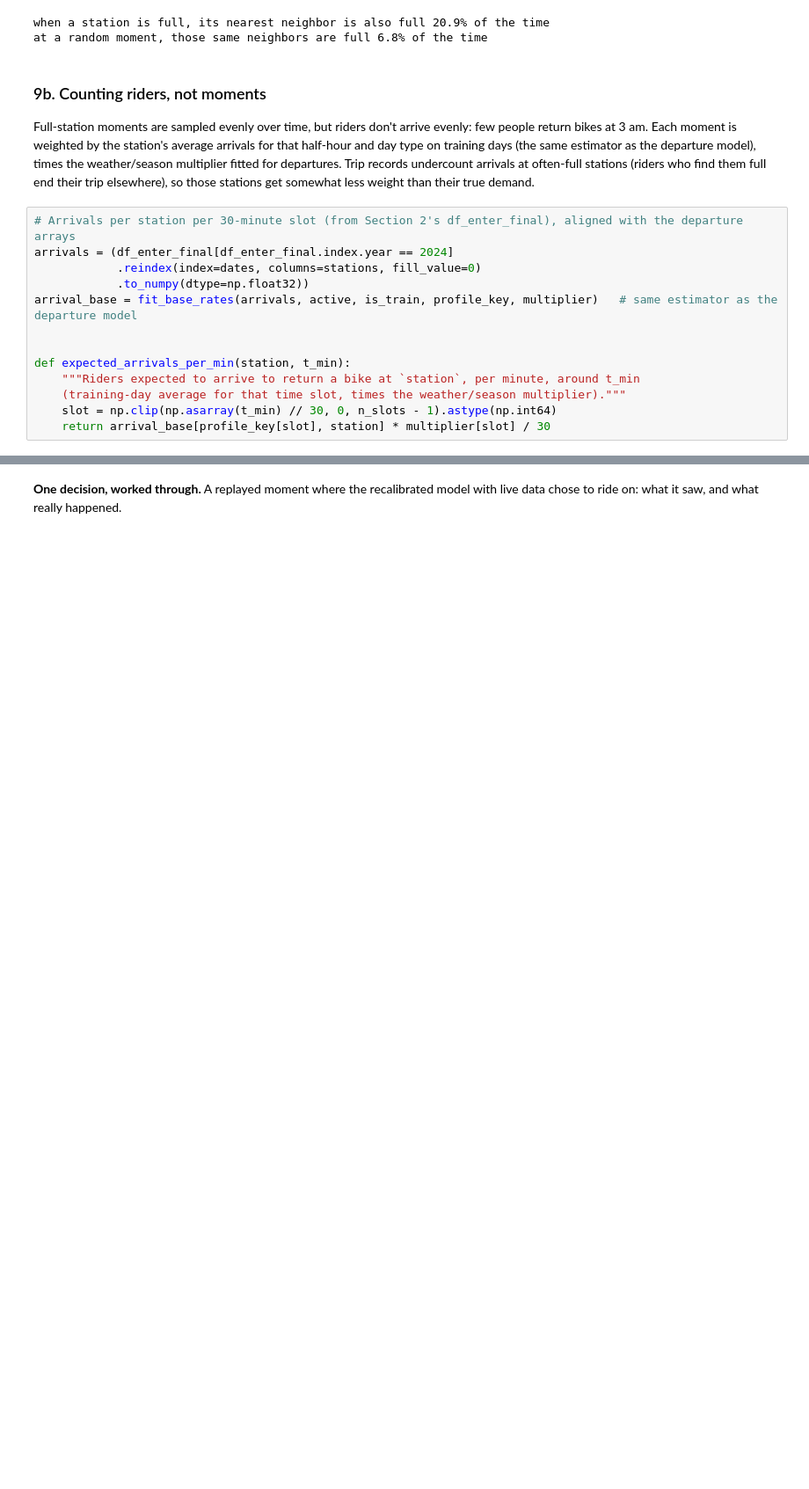
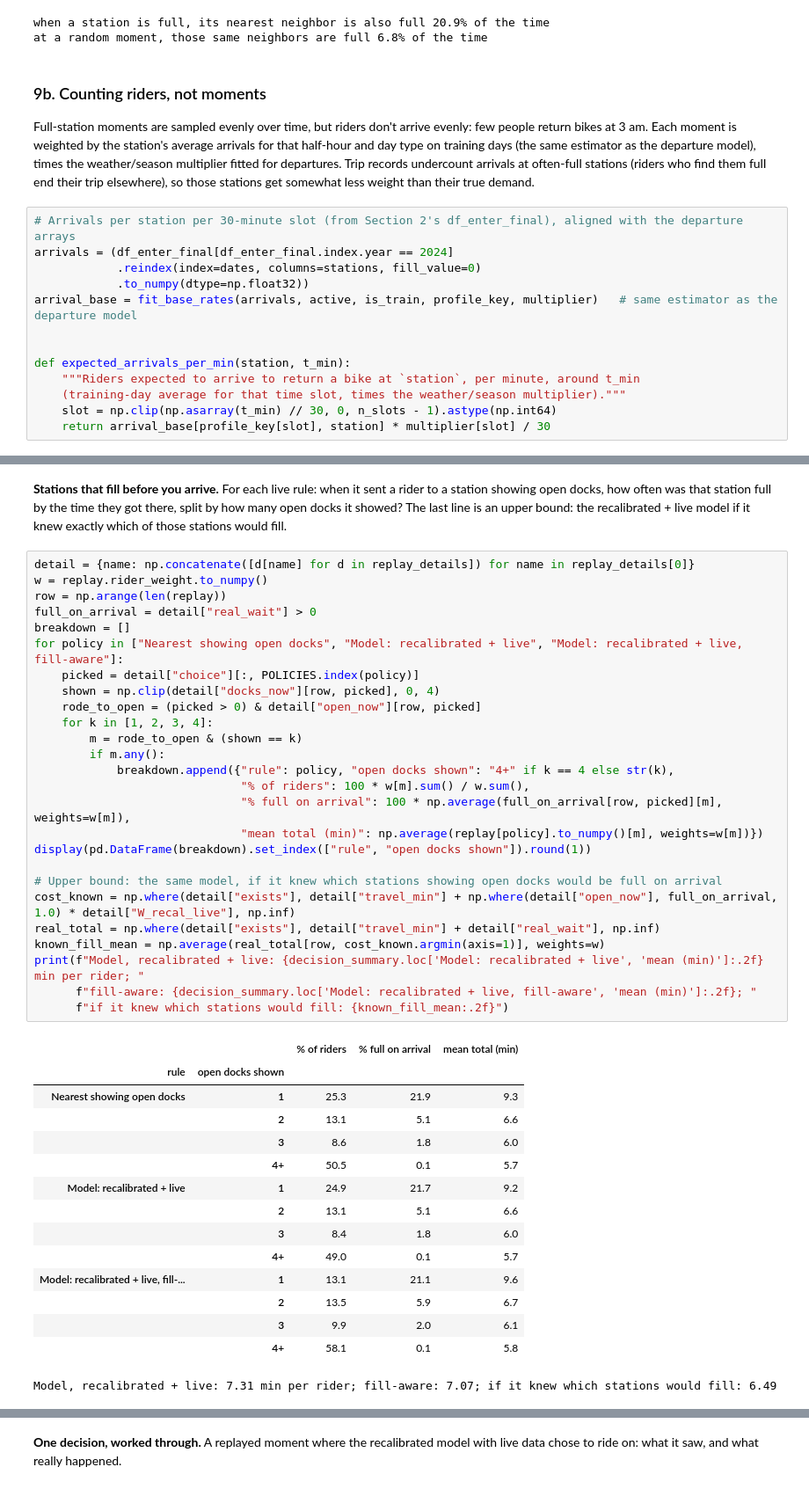
Before and after one commit to mzhou3299/citibike-demand-analysis-2024, a Jupyter notebook: Decision_model.ipynb, the cells around one changed output, grey strips where cells are left out. Shown at 88% size. Cells and saved outputs as stored; diff of their text form; blank space fills up the shorter version.

```diff
--- a/Decision_model.ipynb
+++ b/Decision_model.ipynb
@@ -1444 +1504,45 @@ Per rider: total minutes = ride + wait at the chosen station (capped at 60) + wa
 | Hindsight best | 5.42 | 5.14 | 6.92 | 0.98 | 0.28 | 73.98 | ... |
+# %% [markdown]
+**Stations that fill before you arrive.** For each live rule: when it sent a rider to a station showing open docks, how often was that station full by the time they got there, split by how many open docks it showed? The last line is an upper bound: the recalibrated + live model if it knew exactly which of those stations would fill.
+# %%
+detail = {name: np.concatenate([d[name] for d in replay_details]) for name in replay_details[0]}
+w = replay.rider_weight.to_numpy()
+row = np.arange(len(replay))
+full_on_arrival = detail["real_wait"] > 0
+breakdown = []
+for policy in ["Nearest showing open docks", "Model: recalibrated + live", "Model: recalibrated + live, fill-aware"]:
+    picked = detail["choice"][:, POLICIES.index(policy)]
+    shown = np.clip(detail["docks_now"][row, picked], 0, 4)
+    rode_to_open = (picked > 0) & detail["open_now"][row, picked]
+    for k in [1, 2, 3, 4]:
+        m = rode_to_open & (shown == k)
+        if m.any():
+            breakdown.append({"rule": policy, "open docks shown": "4+" if k == 4 else str(k),
+                              "% of riders": 100 * w[m].sum() / w.sum(),
+                              "% full on arrival": 100 * np.average(full_on_arrival[row, picked][m], weights=w[m]),
+                              "mean total (min)": np.average(replay[policy].to_numpy()[m], weights=w[m])})
+display(pd.DataFrame(breakdown).set_index(["rule", "open docks shown"]).round(1))
+
+# Upper bound: the same model, if it knew which stations showing open docks would be full on arrival
+cost_known = np.where(detail["exists"], detail["travel_min"] + np.where(detail["open_now"], full_on_arrival, 1.0) * detail["W_recal_live"], np.inf)
+real_total = np.where(detail["exists"], detail["travel_min"] + detail["real_wait"], np.inf)
+known_fill_mean = np.average(real_total[row, cost_known.argmin(axis=1)], weights=w)
+print(f"Model, recalibrated + live: {decision_summary.loc['Model: recalibrated + live', 'mean (min)']:.2f} min per rider; "
+      f"fill-aware: {decision_summary.loc['Model: recalibrated + live, fill-aware', 'mean (min)']:.2f}; "
+      f"if it knew which stations would fill: {known_fill_mean:.2f}")
+# %% [output]
+|  |  | % of riders | % full on arrival | mean total (min) |
+| rule | open docks shown |  |  |  |
+| Nearest showing open docks | 1 | 25.3 | 21.9 | 9.3 |
+|  | 2 | 13.1 | 5.1 | 6.6 |
+|  | 3 | 8.6 | 1.8 | 6.0 |
+|  | 4+ | 50.5 | 0.1 | 5.7 |
+| Model: recalibrated + live | 1 | 24.9 | 21.7 | 9.2 |
+|  | 2 | 13.1 | 5.1 | 6.6 |
+|  | 3 | 8.4 | 1.8 | 6.0 |
+|  | 4+ | 49.0 | 0.1 | 5.7 |
+| Model: recalibrated + live, fill-... | 1 | 13.1 | 21.1 | 9.6 |
+|  | 2 | 13.5 | 5.9 | 6.7 |
+|  | 3 | 9.9 | 2.0 | 6.1 |
+|  | 4+ | 58.1 | 0.1 | 5.8 |
+Model, recalibrated + live: 7.31 min per rider; fill-aware: 7.07; if it knew which stations would fill: 6.49
```
Also changed, not shown: parts of 14 cells of this notebook, 2 other files.
